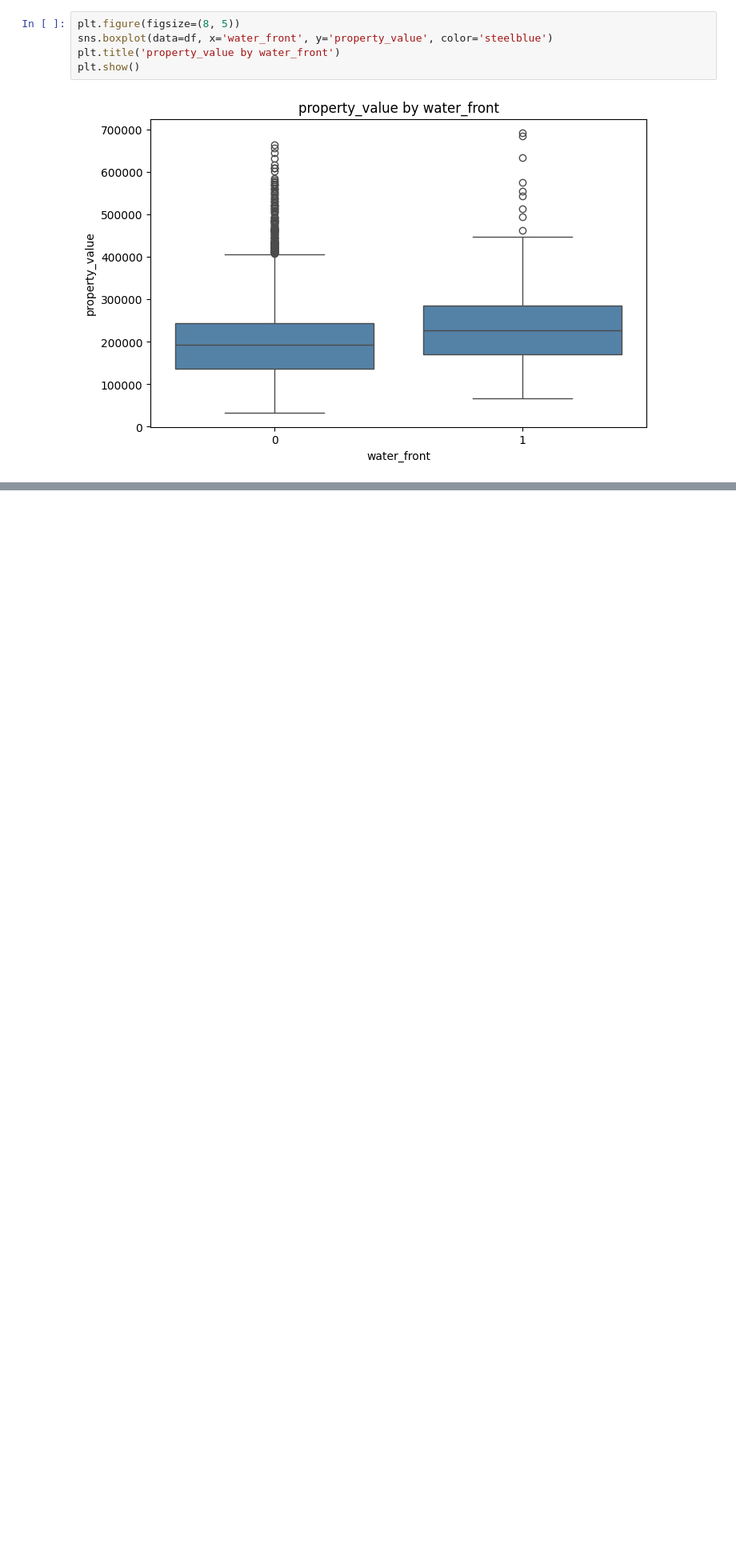
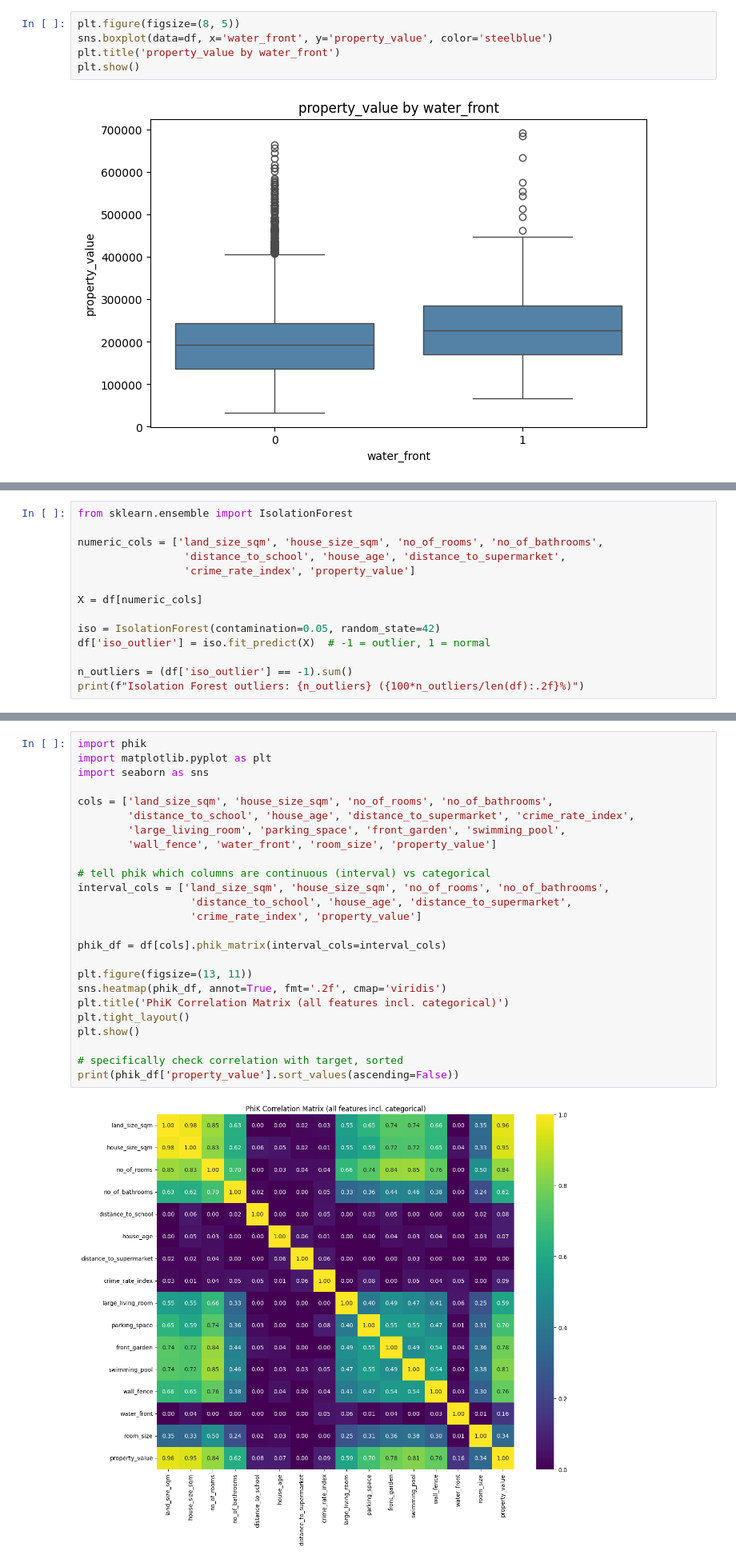
Before and after one commit to Nik1341175/AdvancedDataAnalytics2026, a Jupyter notebook: Ex_Project_1/Step3/01_regression_step_3.ipynb, the cells around one changed output, grey strips where cells are left out. Shown at 80% size. Saved outputs shown, nothing was run; the diff lists cells and outputs as text; blank space fills up the shorter version.

```diff
--- a/Ex_Project_1/Step3/01_regression_step_3.ipynb
+++ b/Ex_Project_1/Step3/01_regression_step_3.ipynb
@@ -106,0 +168,14 @@ plt.show()
+# %%
+from sklearn.ensemble import IsolationForest
+
+numeric_cols = ['land_size_sqm', 'house_size_sqm', 'no_of_rooms', 'no_of_bathrooms',
+                 'distance_to_school', 'house_age', 'distance_to_supermarket',
+                 'crime_rate_index', 'property_value']
+
+X = df[numeric_cols]
+
+iso = IsolationForest(contamination=0.05, random_state=42)
+df['iso_outlier'] = iso.fit_predict(X)  # -1 = outlier, 1 = normal
+
+n_outliers = (df['iso_outlier'] == -1).sum()
+print(f"Isolation Forest outliers: {n_outliers} ({100*n_outliers/len(df):.2f}%)")
@@ -106,0 +266,27 @@ plt.show()
+# %%
+import phik
+import matplotlib.pyplot as plt
+import seaborn as sns
+
+cols = ['land_size_sqm', 'house_size_sqm', 'no_of_rooms', 'no_of_bathrooms',
+        'distance_to_school', 'house_age', 'distance_to_supermarket', 'crime_rate_index',
+        'large_living_room', 'parking_space', 'front_garden', 'swimming_pool',
+        'wall_fence', 'water_front', 'room_size', 'property_value']
+
+# tell phik which columns are continuous (interval) vs categorical
+interval_cols = ['land_size_sqm', 'house_size_sqm', 'no_of_rooms', 'no_of_bathrooms',
+                  'distance_to_school', 'house_age', 'distance_to_supermarket',
+                  'crime_rate_index', 'property_value']
+
+phik_df = df[cols].phik_matrix(interval_cols=interval_cols)
+
+plt.figure(figsize=(13, 11))
+sns.heatmap(phik_df, annot=True, fmt='.2f', cmap='viridis')
+plt.title('PhiK Correlation Matrix (all features incl. categorical)')
+plt.tight_layout()
+plt.show()
+
+# specifically check correlation with target, sorted
+print(phik_df['property_value'].sort_values(ascending=False))
+# %% [output]
+[figure, added]
```
Also changed, not shown: parts of 14 cells of this notebook, 1 other file.
